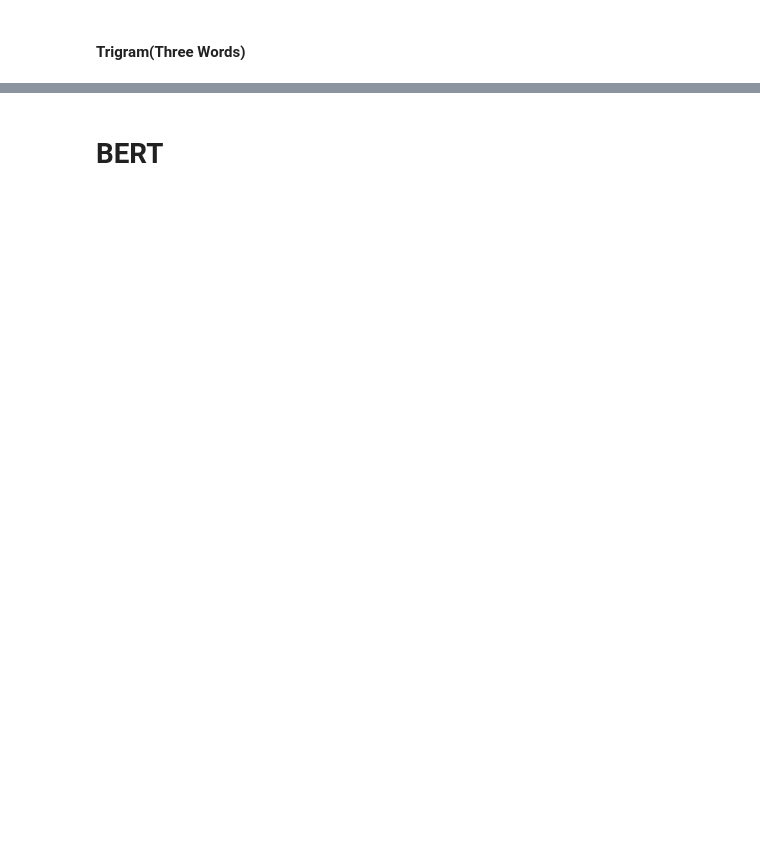
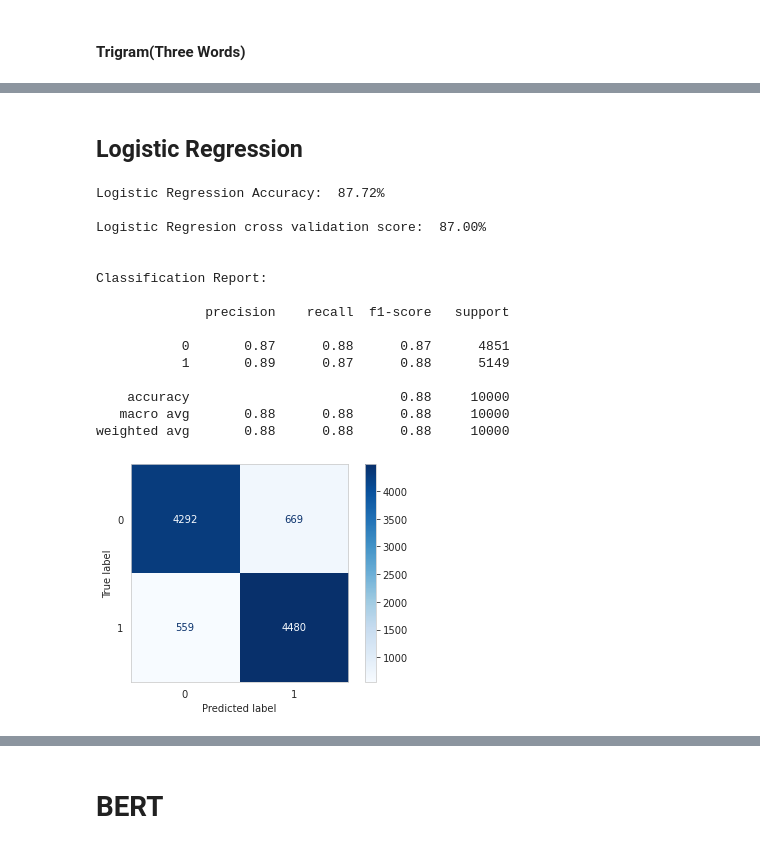
Before and after one commit to karan842/kaggle-notebooks, a Jupyter notebook: sentimental-analysis-of-imdb-reviews.ipynb, the cells around one changed output, grey strips where cells are left out. Saved outputs shown, nothing was run; the diff lists cells and outputs as text; code cells hidden in the pictures; blank space fills up the shorter version.

```diff
--- a/sentimental-analysis-of-imdb-reviews.ipynb
+++ b/sentimental-analysis-of-imdb-reviews.ipynb
@@ -370,0 +410,16 @@ fig.show()
+# %%
+#splitting into train and test
+train, test= train_test_split(df, test_size=0.2, random_state=42)
+X_train, y_train = train['review'], train['sentiment']
+X_test, y_test = test['review'], test['sentiment']
+# %%
+#Vectorizing data
+
+tfidf = TfidfVectorizer() #tfidfVectorizer
+X_train_tfidf = tfidf.fit_transform(X_train)
+X_test_tfidf = tfidf.transform(X_test)
+
+
+count_vect = CountVectorizer() # CountVectorizer
+X_train_count = count_vect.fit_transform(X_train)
+X_test_count = count_vect.transform(X_test)
@@ -370,0 +436,35 @@ fig.show()
+# %% [markdown]
+## Logistic Regression
+# %%
+from sklearn.model_selection import cross_val_score
+from sklearn.metrics import classification_report
+
+lr = LogisticRegression()
+lr.fit(X_train_tfidf, y_train)
+pred_lr = lr.predict(X_test_tfidf)
+score_lr = accuracy_score(y_test, pred_lr)
+lr_cvScore = cross_val_score(lr, X_train_tfidf, y_train, cv=5)
+print("Logistic Regression Accuracy: ", "{:.2f}%".format(100*score_lr))
+print("\nLogistic Regresion cross validation score: ","{:.2f}%".format(round(lr_cvScore.mean(),2)*100))
+print("\n")
+plot_confusion_matrix(lr, X_test_tfidf, y_test, cmap='Blues')
+plt.grid(False)
+print("Classification Report:\n")
+print(classification_report(pred_lr,y_test))
+# %% [output]
+Logistic Regression Accuracy:  87.72%
+
+Logistic Regresion cross validation score:  87.00%
+
+
+Classification Report:
+
+              precision    recall  f1-score   support
+
+           0       0.87      0.88      0.87      4851
+           1       0.89      0.87      0.88      5149
+
+    accuracy                           0.88     10000
+   macro avg       0.88      0.88      0.88     10000
+weighted avg       0.88      0.88      0.88     10000
+[figure, added]
```
Also changed, not shown: parts of 55 cells of this notebook.
